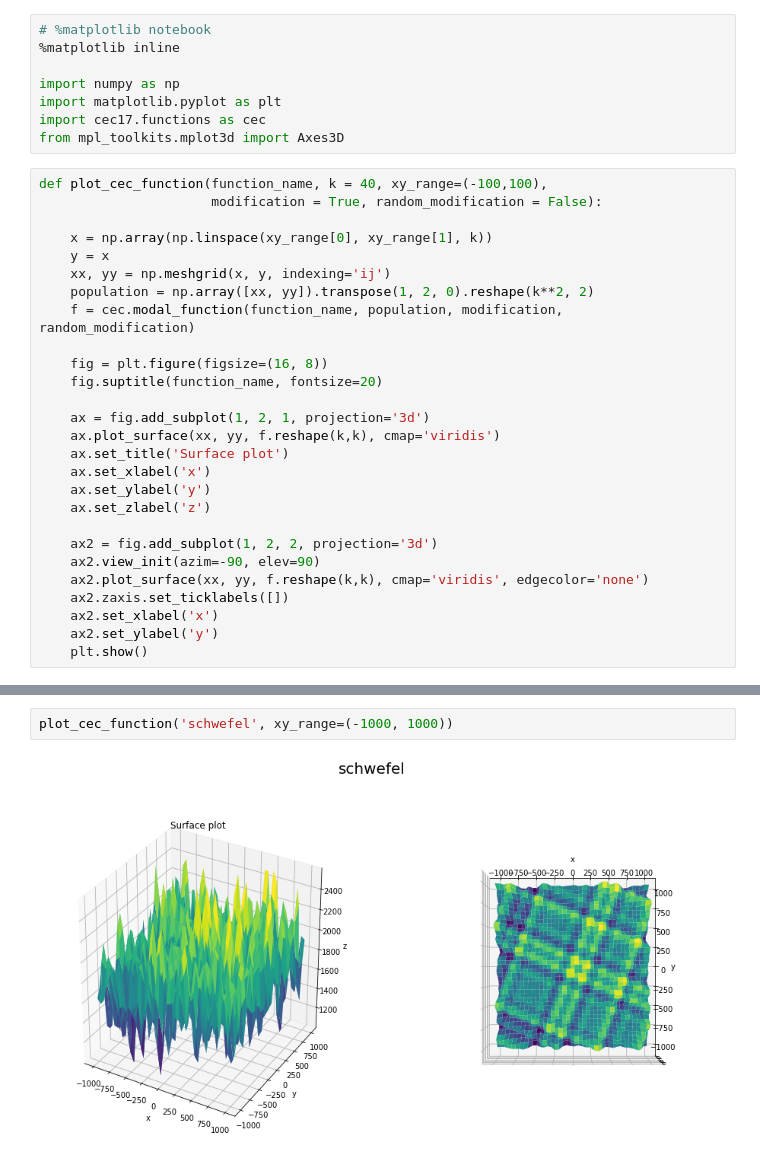
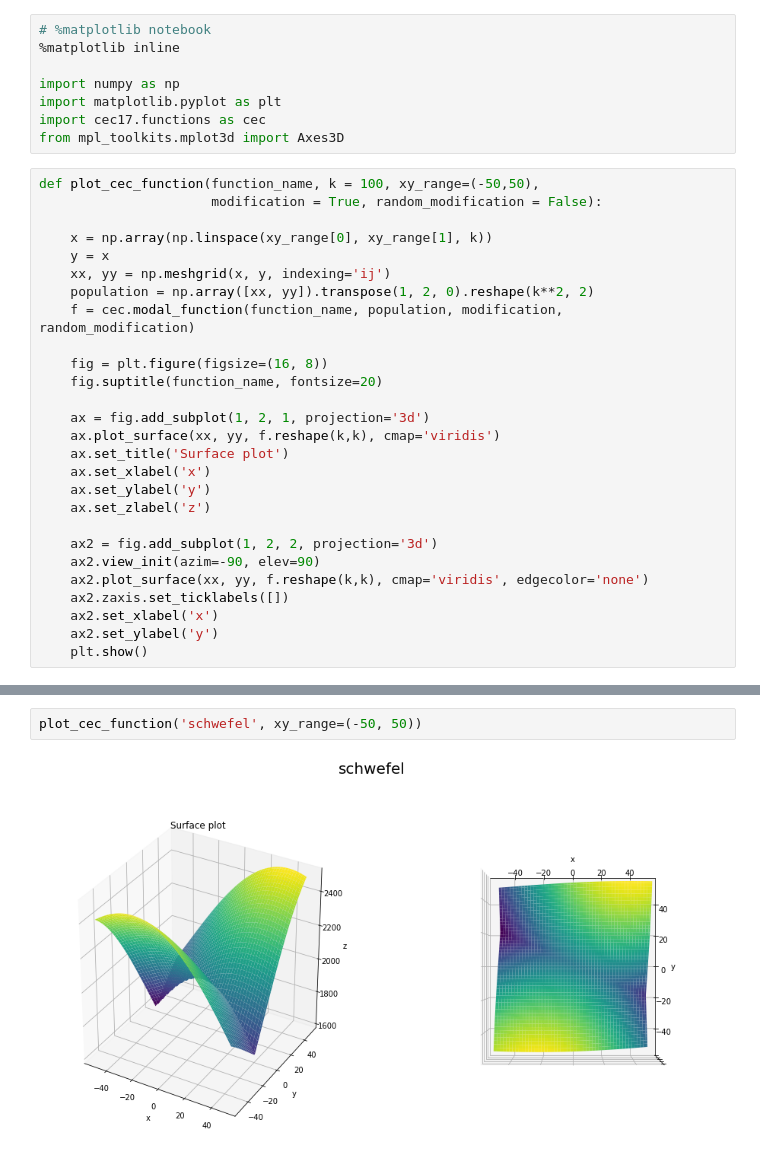
Before and after one commit to adamnapieralski/pszt-evolutionary-cauchy-searching, a Jupyter notebook: cec17_functions.ipynb, the cells around one changed output, grey strips where cells are left out. Cells and saved outputs as stored; diff of their text form.

```diff
--- a/cec17_functions.ipynb
+++ b/cec17_functions.ipynb
@@ -7,7 +7,7 @@ import matplotlib.pyplot as plt
 import cec17.functions as cec
 from mpl_toolkits.mplot3d import Axes3D
 # %%
-def plot_cec_function(function_name, k = 40, xy_range=(-100,100),
+def plot_cec_function(function_name, k = 100, xy_range=(-50,50),
                       modification = True, random_modification = False):
 
     x = np.array(np.linspace(xy_range[0], xy_range[1], k))
@@ -60,4 +60,4 @@ plot_cec_function('levy')
 # %%
-plot_cec_function('schwefel', xy_range=(-1000, 1000))
+plot_cec_function('schwefel', xy_range=(-50, 50))
 # %% [output]
-[figure, old version]
+[figure, new version]
```
Also changed, not shown: parts of 6 cells of this notebook, 5 other files.
